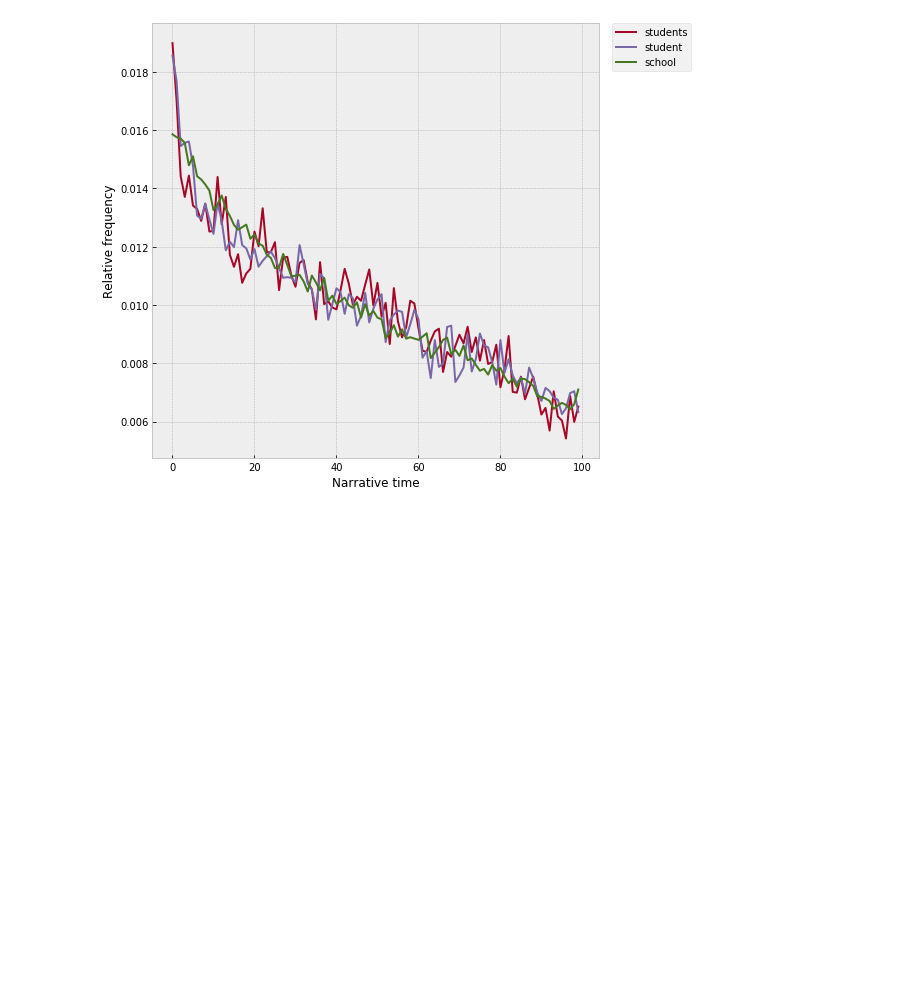
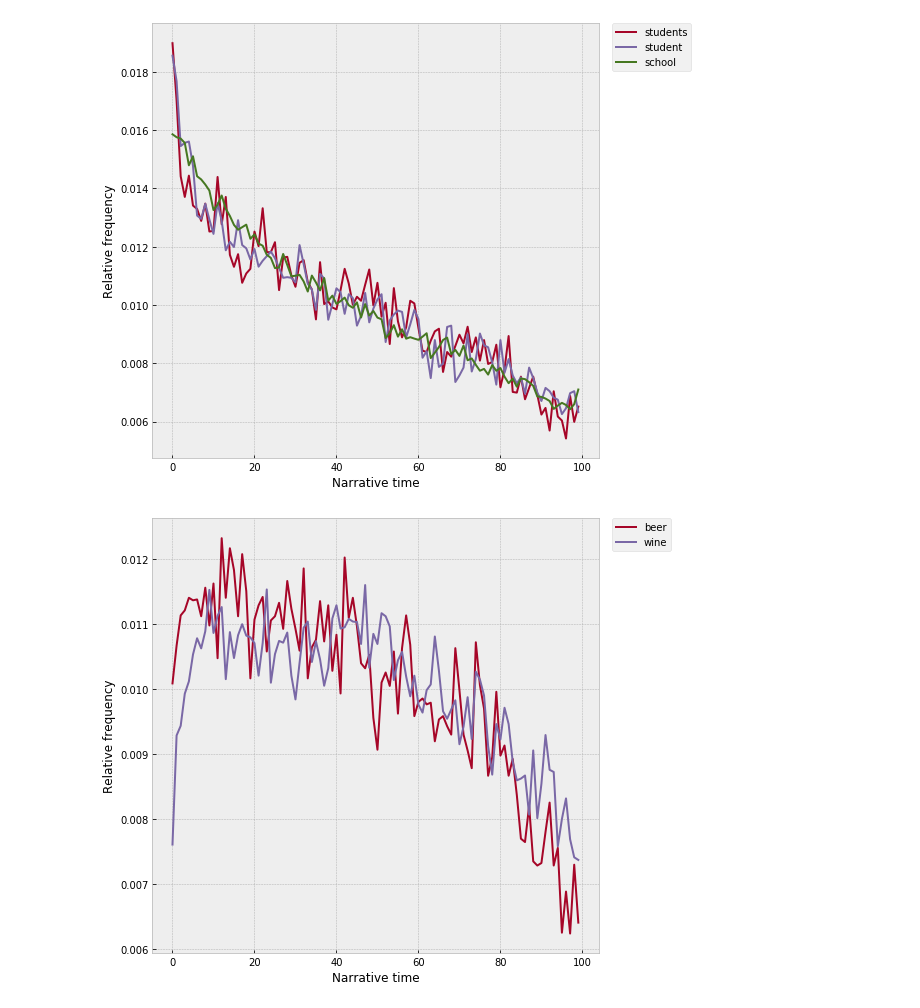
Before and after one commit to davidmcclure/lint-analysis, a Jupyter notebook: notebooks/31-sequences-opposites.ipynb, the cells around one changed output. Drawn from its saved outputs; the diff is of its cells as text; code cells hidden in the pictures; blank space fills up the shorter version.

```diff
--- a/notebooks/31-sequences-opposites.ipynb
+++ b/notebooks/31-sequences-opposites.ipynb
@@ -308,3 +308,10 @@ school
 ''')
 # %% [output]
 [figure]
+# %%
+plot_cohort('''
+beer
+wine
+''')
+# %% [output]
+[figure, added]
```
Also changed, not shown: parts of 2 cells of this notebook, 39 other files.
